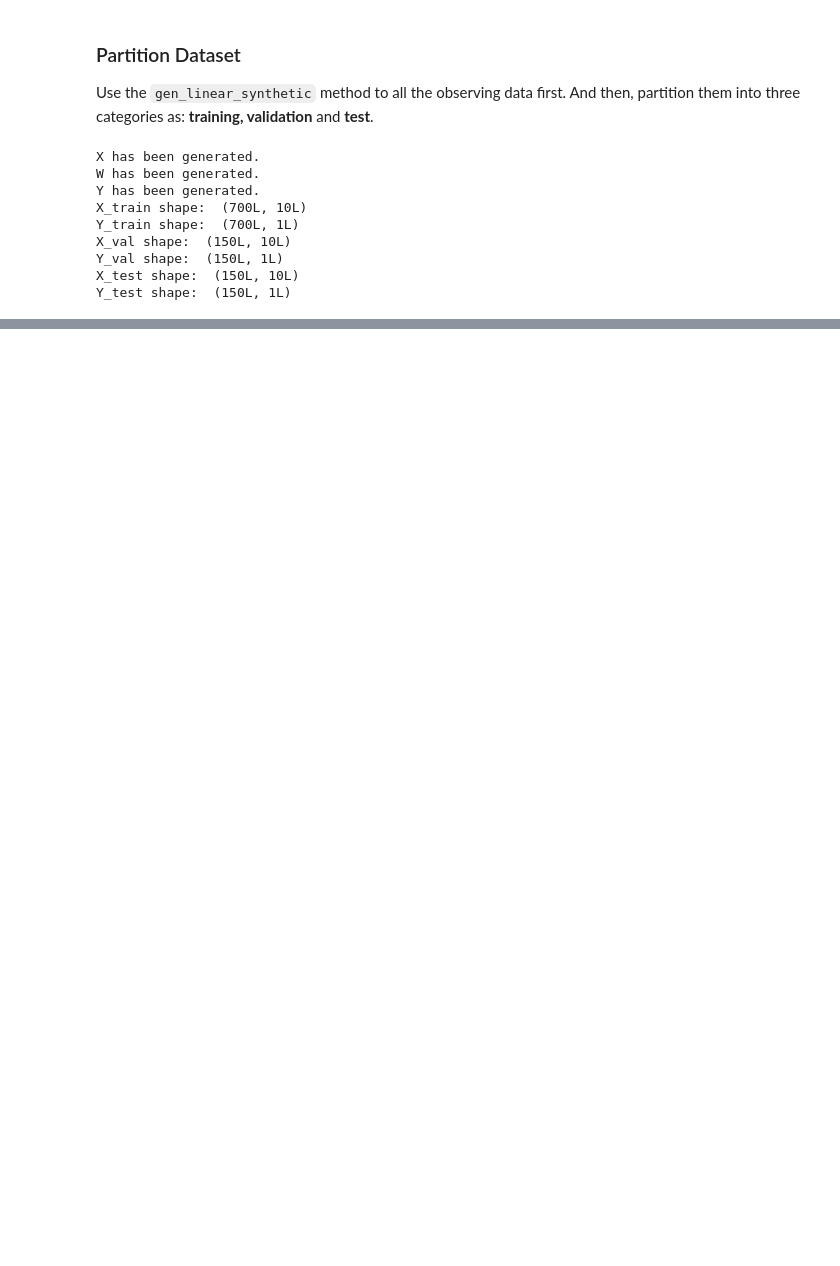
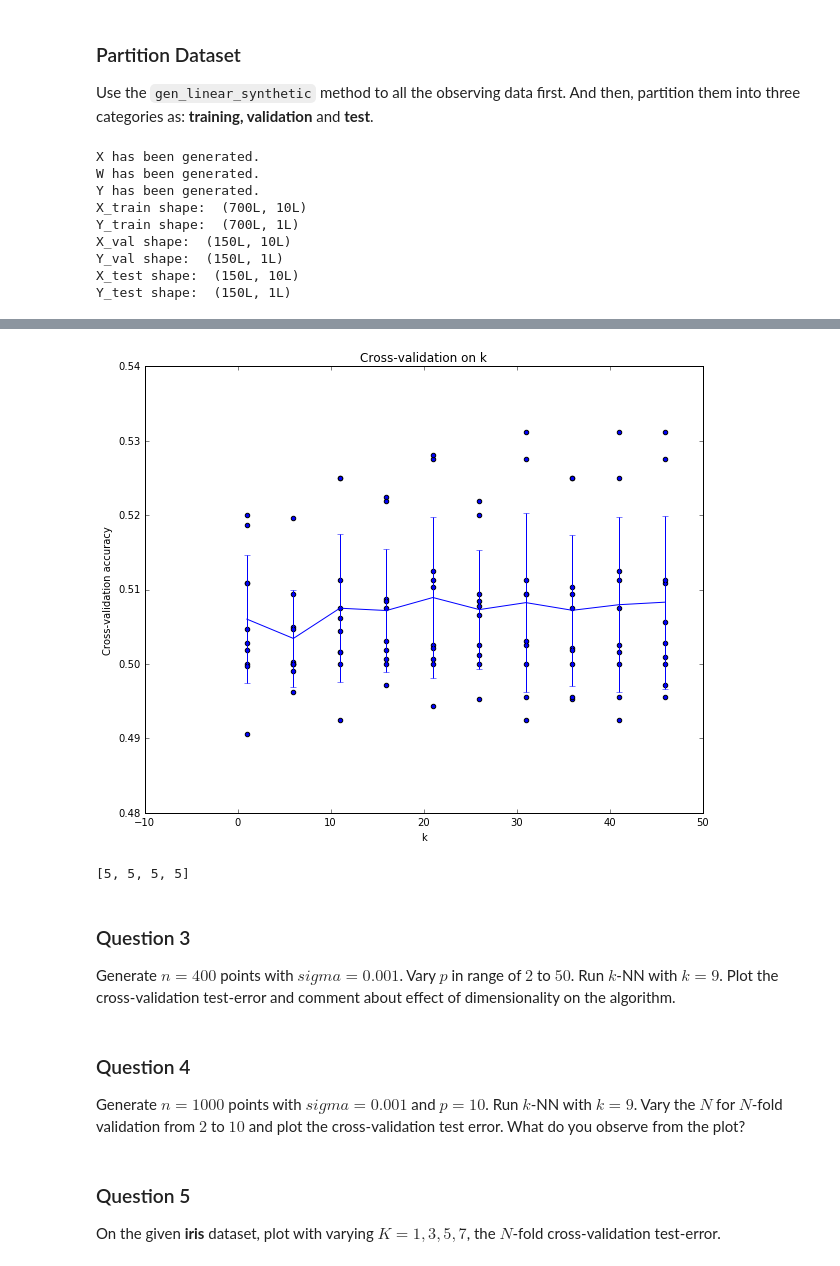
Before and after one commit to Geek-And-Art/pyPRML, a Jupyter notebook: knn_algorithm.ipynb, the cells around one changed output, grey strips where cells are left out. Drawn from its saved outputs; the diff is of its cells as text; code cells hidden in the pictures; blank space fills up the shorter version.

```diff
--- a/knn_algorithm.ipynb
+++ b/knn_algorithm.ipynb
@@ -103,0 +179,38 @@ val_acc =  0.499288888889
+# %%
+# plot the raw observations
+for k in k_hypers:
+    accuracies = k_to_accuracies[k]
+    # [Terence]
+    #     - Here the '[k] * len(accuracies)' will generate the 'x' list.
+    #     - Then, 'accuracies' is the 'y' list.
+    # Above two lists must have the same size.
+    #
+    # So, the below code will generate all points of accuracies under
+    # the same value 'k'.
+    plt.scatter([k] * len(accuracies), accuracies)
+
+# plot the trend line with error bars that correspond to standard deviation
+accuracies_mean = np.array([np.mean(v) for k,v in sorted(k_to_accuracies.items())])
+accuracies_std = np.array([np.std(v) for k,v in sorted(k_to_accuracies.items())])
+
+plt.errorbar(k_hypers, accuracies_mean, yerr=accuracies_std)
+plt.title('Cross-validation on k')
+plt.xlabel('k')
+plt.ylabel('Cross-validation accuracy')
+
+plt.show()
+# %% [output]
+[figure, added]
+# %%
+[5] * 4
+# %% [output]
+[5, 5, 5, 5]
+# %% [markdown]
+### Question 3
+Generate $n=400$ points with $sigma=0.001$. Vary $p$ in range of $2$ to $50$. Run $k$-NN with $k=9$. Plot the cross-validation test-error and comment about effect of dimensionality on the algorithm.
+# %% [markdown]
+### Question 4
+Generate $n=1000$ points with $sigma=0.001$ and $p=10$. Run $k$-NN with $k=9$. Vary the $N$ for $N$-fold validation from $2$ to $10$ and plot the cross-validation test error. What do you observe from the plot?
+# %% [markdown]
+### Question 5
+On the given **iris** dataset, plot with varying $K=1,3,5,7$, the $N$-fold cross-validation test-error.
```
Also changed, not shown: parts of 5 cells of this notebook.
